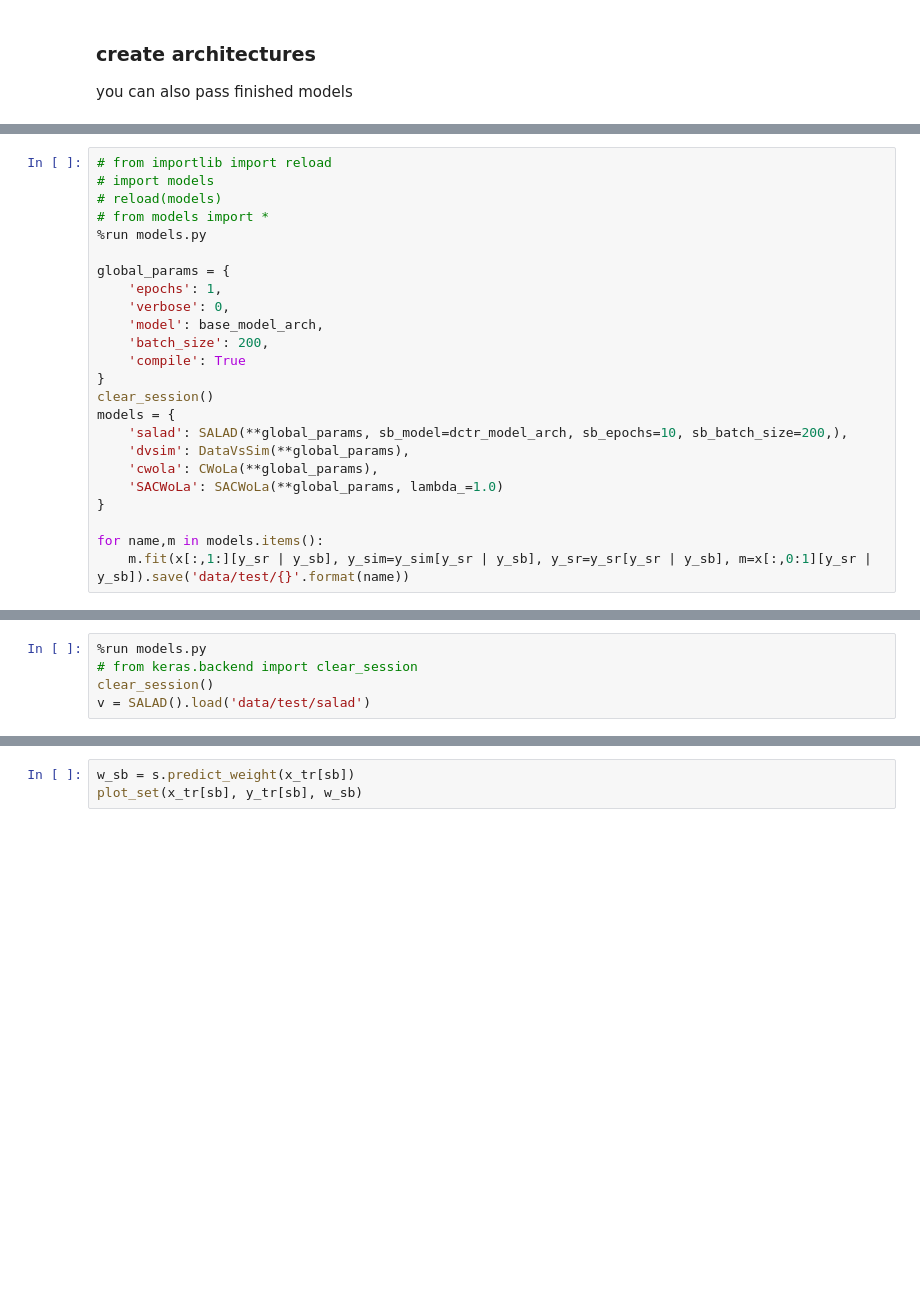
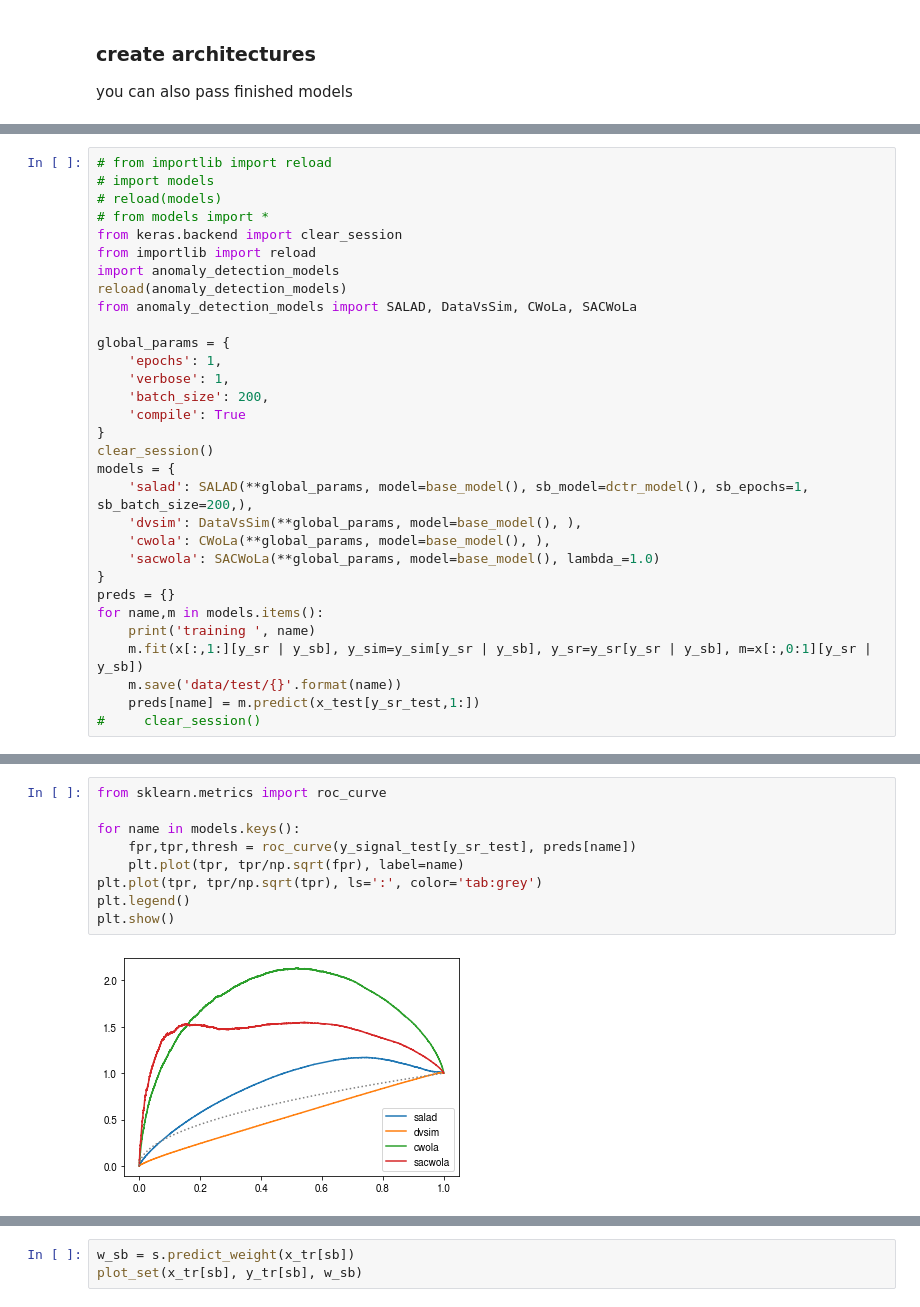
Before and after one commit to luclepot/anomaly_detection_models, a Jupyter notebook: demos/test.ipynb, the cells around one changed output, grey strips where cells are left out. Drawn from its saved outputs; the diff is of its cells as text; blank space fills up the shorter version.

```diff
--- a/demos/test.ipynb
+++ b/demos/test.ipynb
@@ -78,23 +83,30 @@ base_model_arch = base_model.to_json()
 # import models
 # reload(models)
 # from models import *
-%run models.py
+from keras.backend import clear_session
+from importlib import reload
+import anomaly_detection_models
+reload(anomaly_detection_models)
+from anomaly_detection_models import SALAD, DataVsSim, CWoLa, SACWoLa
 
 global_params = {
     'epochs': 1,
-    'verbose': 0,
-    'model': base_model_arch,
+    'verbose': 1,
     'batch_size': 200,
     'compile': True
 }
 clear_session()
 models = {
-    'salad': SALAD(**global_params, sb_model=dctr_model_arch, sb_epochs=10, sb_batch_size=200,),
-    'dvsim': DataVsSim(**global_params),
-    'cwola': CWoLa(**global_params),
-    'SACWoLa': SACWoLa(**global_params, lambda_=1.0)
+    'salad': SALAD(**global_params, model=base_model(), sb_model=dctr_model(), sb_epochs=1, sb_batch_size=200,),
+    'dvsim': DataVsSim(**global_params, model=base_model(), ),
+    'cwola': CWoLa(**global_params, model=base_model(), ),
+    'sacwola': SACWoLa(**global_params, model=base_model(), lambda_=1.0)
 }
-
+preds = {}
 for name,m in models.items():
-    m.fit(x[:,1:][y_sr | y_sb], y_sim=y_sim[y_sr | y_sb], y_sr=y_sr[y_sr | y_sb], m=x[:,0:1][y_sr | y_sb]).save('data/test/{}'.format(name))
+    print('training ', name)
+    m.fit(x[:,1:][y_sr | y_sb], y_sim=y_sim[y_sr | y_sb], y_sr=y_sr[y_sr | y_sb], m=x[:,0:1][y_sr | y_sb])
+    m.save('data/test/{}'.format(name))
+    preds[name] = m.predict(x_test[y_sr_test,1:])
+#     clear_session()
 # %% [output]
@@ -116,5 +127,11 @@ Consider using a TensorFlow optimizer from `tf.train`.
-# %%
-%run models.py
-# from keras.backend import clear_session
-clear_session()
-v = SALAD().load('data/test/salad')
+# %%
+from sklearn.metrics import roc_curve
+
+for name in models.keys():
+    fpr,tpr,thresh = roc_curve(y_signal_test[y_sr_test], preds[name])
+    plt.plot(tpr, tpr/np.sqrt(fpr), label=name)
+plt.plot(tpr, tpr/np.sqrt(tpr), ls=':', color='tab:grey')
+plt.legend()
+plt.show()
+# %% [output]
+[figure, added]
```
Also changed, not shown: parts of 12 cells of this notebook, 1 other file.
